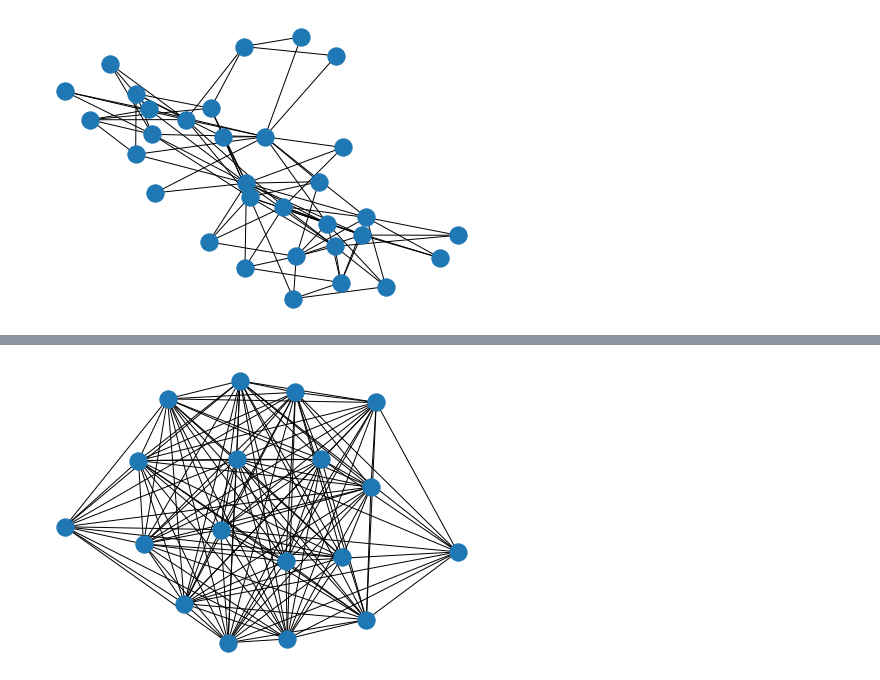
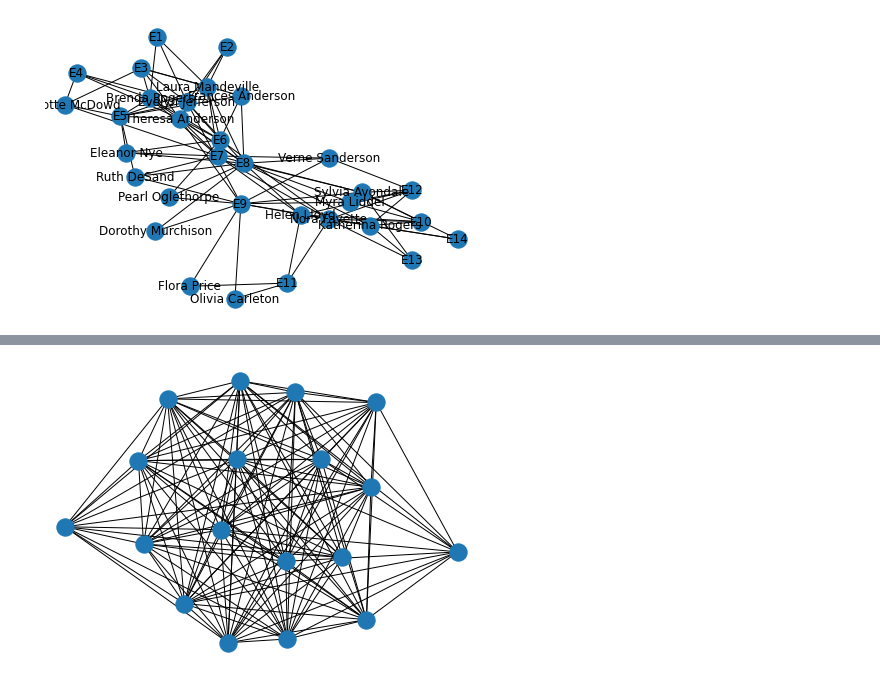
Before and after one commit to mharrisonbaker/DATA620, a Jupyter notebook: DATA620_Week3_part2.ipynb, the cells around one changed output, grey strips where cells are left out. Cells and saved outputs as stored; diff of their text form; code cells hidden in the pictures.

```diff
--- a/DATA620_Week3_part2.ipynb
+++ b/DATA620_Week3_part2.ipynb
@@ -9,8 +9,7 @@ G = nx.davis_southern_women_graph()
 women = G.graph["top"]
 clubs = G.graph["bottom"]
 # %%
-#this visualization represents the
-nx.draw(G)
+nx.draw(G, with_labels=True)
 plt.show()
 # %% [output]
-[figure, old version]
+[figure, new version]
```
Also changed, not shown: parts of 1 cell of this notebook.
